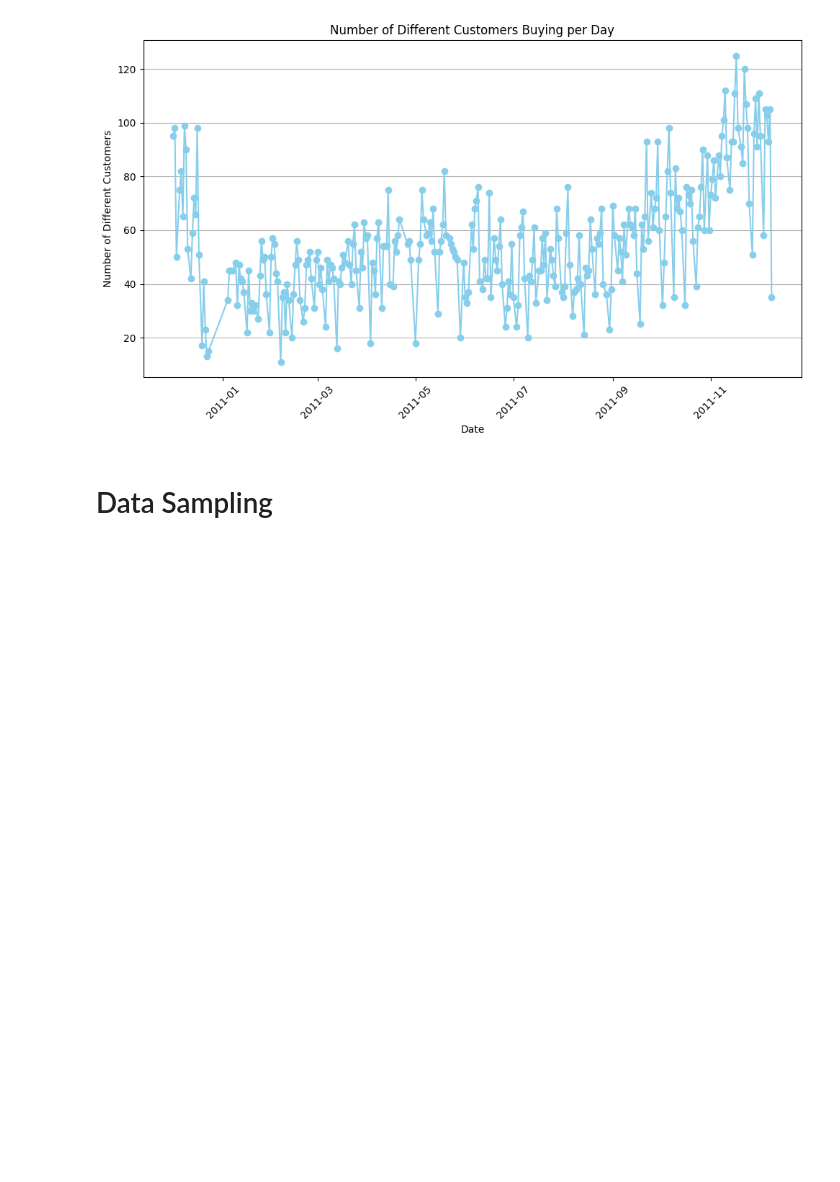
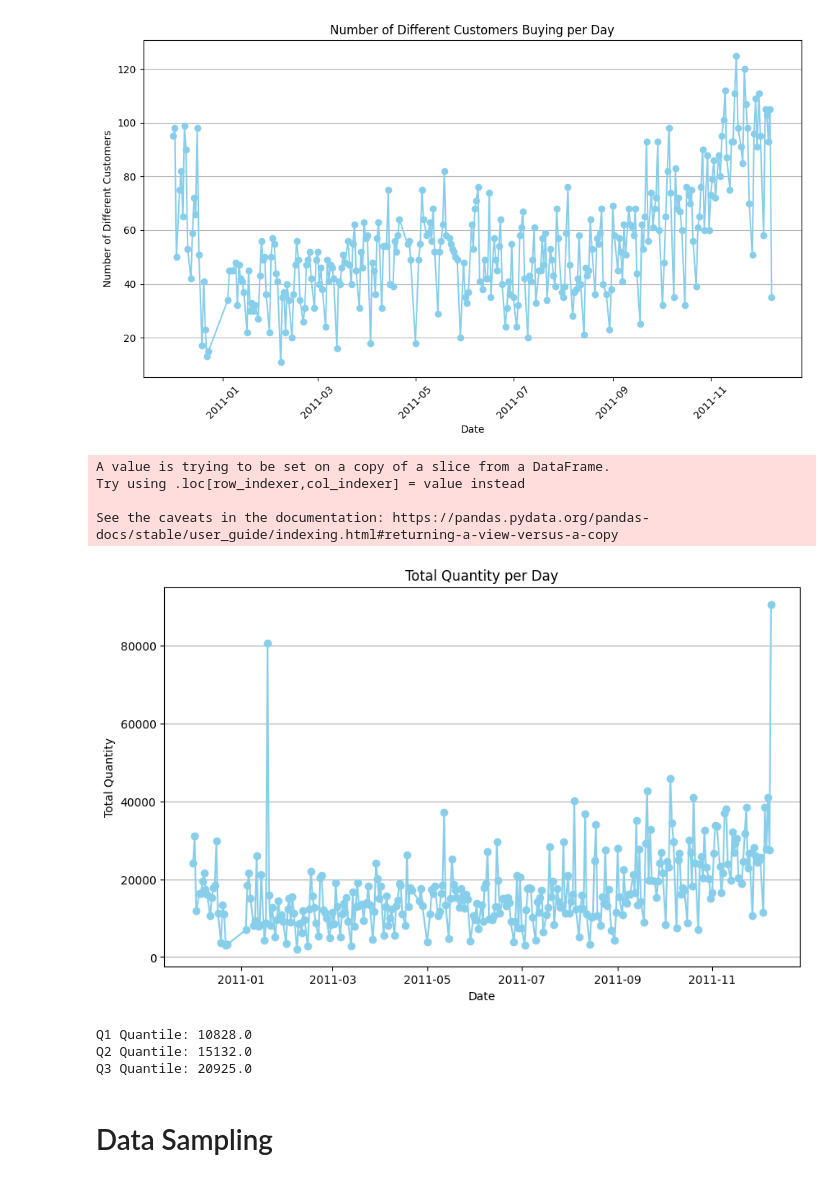
Before and after one commit to DEISI-ULHT-TFC-2023-24/TFC-DEISEI64-E-Commerce, a Jupyter notebook: Queries.ipynb, the cells around one changed output. Drawn from its saved outputs; the diff is of its cells as text; code cells hidden in the pictures; blank space fills up the shorter version.

```diff
--- a/Queries.ipynb
+++ b/Queries.ipynb
@@ -293,6 +315,35 @@ Try using .loc[row_indexer,col_indexer] = value instead
 See the caveats in the documentation: https://pandas.pydata.org/pandas-docs/stable/user_guide/indexing.html#returning-a-view-versus-a-copy
   This is separate from the ipykernel package so we can avoid doing imports until
 [figure]
+# %%
+# Convert 'InvoiceDate' to datetime format
+filtered_data_stockcode['InvoiceDate'] = pd.to_datetime(filtered_data_stockcode['InvoiceDate'])
+
+# Calculate the total quantity per day
+quantity_per_day = filtered_data_stockcode.groupby(filtered_data_stockcode['InvoiceDate'].dt.date)['Quantity'].sum()
+
+# Create a histogram
+plt.figure(figsize=(10, 6))
+quantity_per_day.plot(marker='o', linestyle='-', color='skyblue')
+plt.title('Total Quantity per Day')
+plt.xlabel('Date')
+plt.ylabel('Total Quantity')
+plt.grid(axis='y')
+plt.show()
+
+# Calculate quantis (25%,50%,75%)
+print(f'Q1 Quantile: {np.quantile(quantity_per_day, .25)}')
+print(f'Q2 Quantile: {np.quantile(quantity_per_day, .50)}')
+print(f'Q3 Quantile: {np.quantile(quantity_per_day, .75)}')
+# %% [output]
+A value is trying to be set on a copy of a slice from a DataFrame.
+Try using .loc[row_indexer,col_indexer] = value instead
+
+See the caveats in the documentation: https://pandas.pydata.org/pandas-docs/stable/user_guide/indexing.html#returning-a-view-versus-a-copy
+[figure, added]
+Q1 Quantile: 10828.0
+Q2 Quantile: 15132.0
+Q3 Quantile: 20925.0
 # %% [markdown]
 # Data Sampling
 # %%
```
Also changed, not shown: parts of 6 cells of this notebook, 2 other files.
